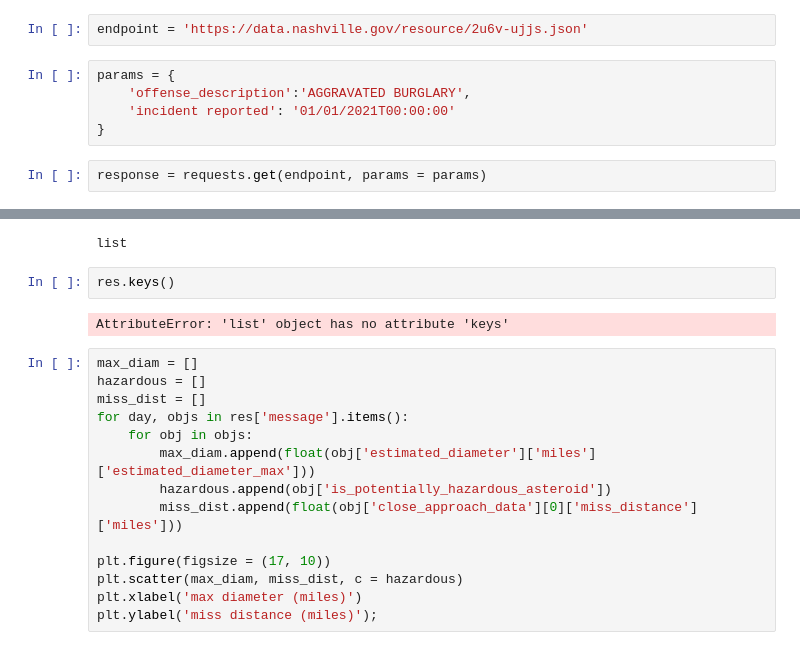
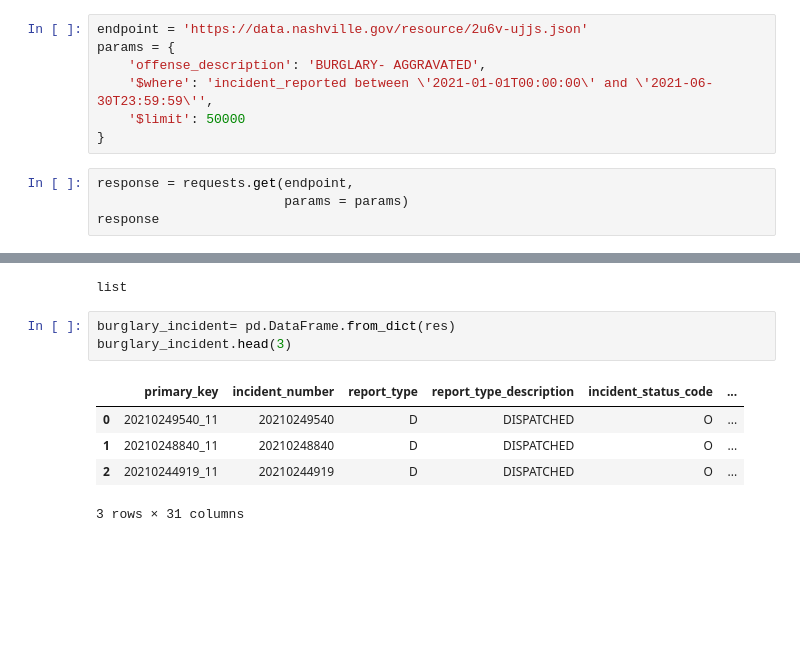
Before and after one commit to nss-data-science-cohort-5/geospatial_api-orange-oscelots, a Jupyter notebook: notebooks/Burglaries in Davidson County.ipynb, the cells around one changed output, grey strips where cells are left out. Saved outputs shown, nothing was run; the diff lists cells and outputs as text; blank space fills up the shorter version.

```diff
--- a/notebooks/Burglaries in Davidson County.ipynb
+++ b/notebooks/Burglaries in Davidson County.ipynb
@@ -12,9 +22,11 @@ api_key = credentials['api_key']
 # %%
 endpoint = 'https://data.nashville.gov/resource/2u6v-ujjs.json'
+params = {
+    'offense_description': 'BURGLARY- AGGRAVATED',
+    '$where': 'incident_reported between \'2021-01-01T00:00:00\' and \'2021-06-30T23:59:59\'',
+    '$limit': 50000
+}
-# %%
-params = {
-    'offense_description':'AGGRAVATED BURGLARY',
-    'incident reported': '01/01/2021T00:00:00'
-}
 # %%
-response = requests.get(endpoint, params = params)
+response = requests.get(endpoint,
+                        params = params)
+response
@@ -29,20 +58,11 @@ type(res)
 # %% [output]
 list
 # %%
-res.keys()
+burglary_incident= pd.DataFrame.from_dict(res)
+burglary_incident.head(3)
 # %% [output]
+|  | primary_key | incident_number | report_type | report_type_description | incident_status_code | ... |
+| 0 | 20210249540_11 | 20210249540 | D | DISPATCHED | O | ... |
+| 1 | 20210248840_11 | 20210248840 | D | DISPATCHED | O | ... |
+| 2 | 20210244919_11 | 20210244919 | D | DISPATCHED | O | ... |
-AttributeError: 'list' object has no attribute 'keys'
+3 rows × 31 columns
-# %%
-max_diam = []
-hazardous = []
-miss_dist = []
-for day, objs in res['message'].items():
-    for obj in objs:
-        max_diam.append(float(obj['estimated_diameter']['miles']['estimated_diameter_max']))
-        hazardous.append(obj['is_potentially_hazardous_asteroid'])
-        miss_dist.append(float(obj['close_approach_data'][0]['miss_distance']['miles']))
-
-plt.figure(figsize = (17, 10))
-plt.scatter(max_diam, miss_dist, c = hazardous)
-plt.xlabel('max diameter (miles)')
-plt.ylabel('miss distance (miles)');
```
Also changed, not shown: parts of 33 cells of this notebook.
